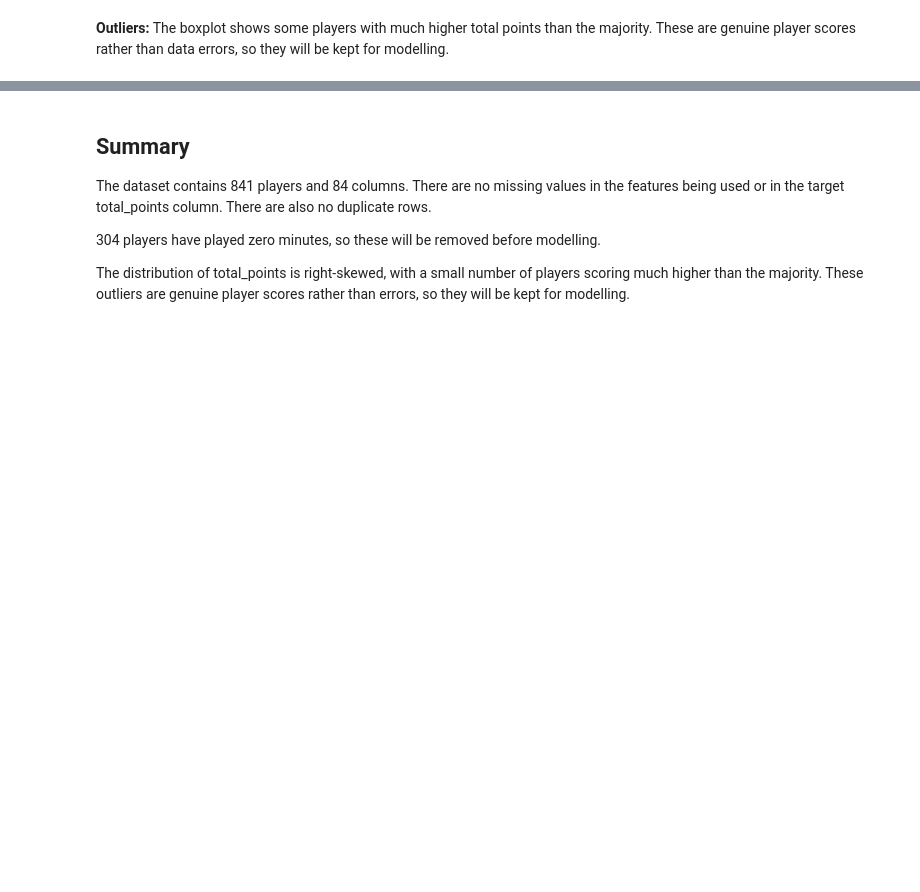
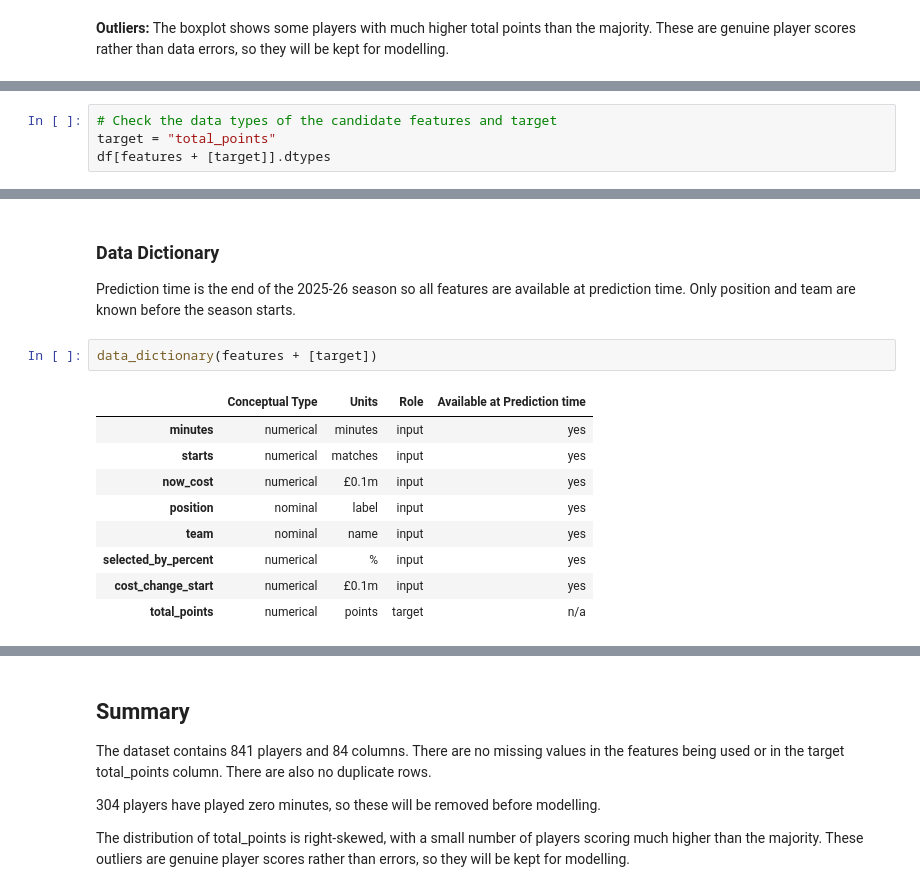
Before and after one commit to Mossyoneill5/CT4101_ML_FPL_Project, a Jupyter notebook: notebooks/01_exploration.ipynb, the cells around one changed output, grey strips where cells are left out. Cells and saved outputs as stored; diff of their text form; blank space fills up the shorter version.

Commit message:
Add data dictionary and proposed engineered features

```diff
--- a/notebooks/01_exploration.ipynb
+++ b/notebooks/01_exploration.ipynb
@@ -156,0 +174,4 @@ plt.show()
+# %%
+# Check the data types of the candidate features and target
+target = "total_points"
+df[features + [target]].dtypes
@@ -156,0 +188,16 @@ plt.show()
+# %% [markdown]
+### Data Dictionary
+
+Prediction time is the end of the 2025-26 season so all features are available at prediction time. Only position and team are known before the season starts.
+# %%
+data_dictionary(features + [target])
+# %% [output]
+|  | Conceptual Type | Units | Role | Available at Prediction time |
+| minutes | numerical | minutes | input | yes |
+| starts | numerical | matches | input | yes |
+| now_cost | numerical | £0.1m | input | yes |
+| position | nominal | label | input | yes |
+| team | nominal | name | input | yes |
+| selected_by_percent | numerical | % | input | yes |
+| cost_change_start | numerical | £0.1m | input | yes |
+| total_points | numerical | points | target | n/a |
```
Also changed, not shown: parts of 13 cells of this notebook, 1 other file.
